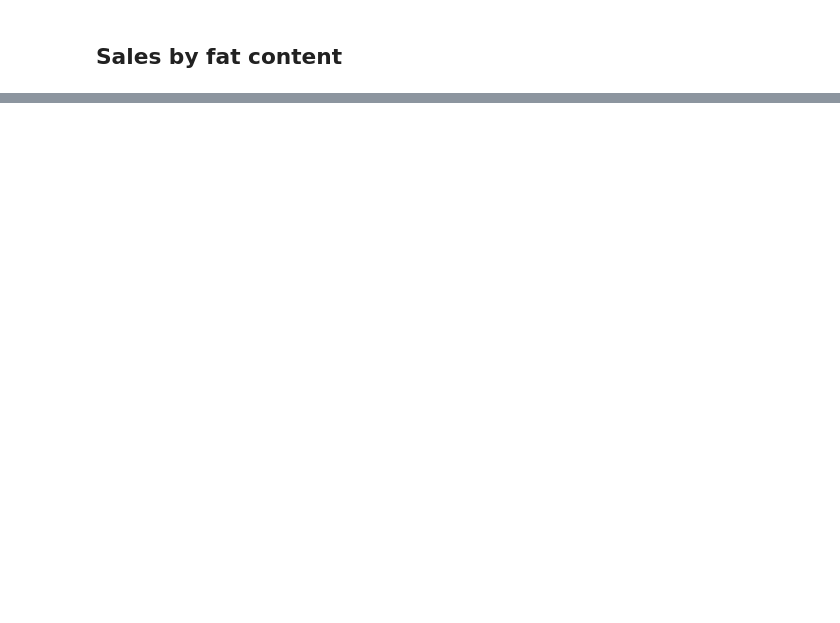
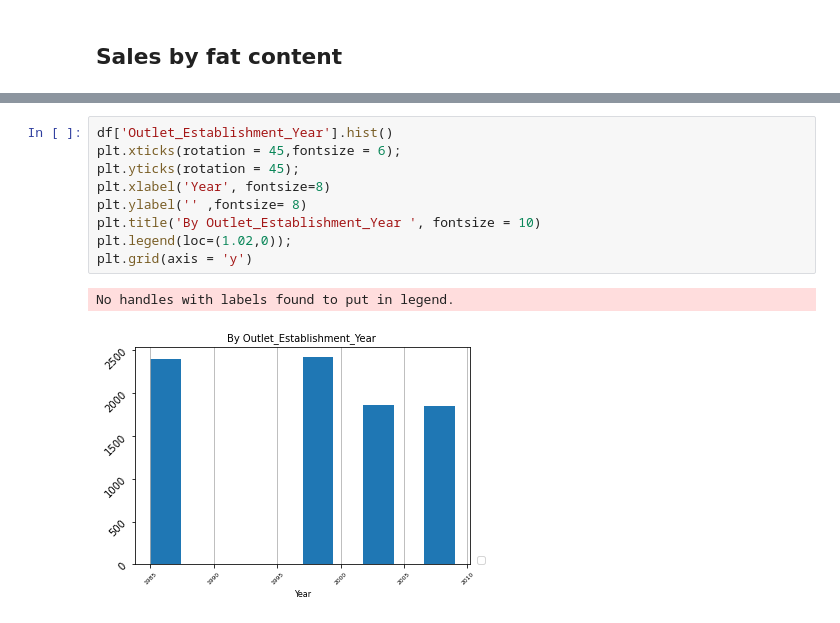
Before and after one commit to adamk6/sales-predictions, a Jupyter notebook: salesPrediction.ipynb, the cells around one changed output, grey strips where cells are left out. Cells and saved outputs as stored; diff of their text form; blank space fills up the shorter version.

```diff
--- a/salesPrediction.ipynb
+++ b/salesPrediction.ipynb
@@ -347,0 +365,12 @@ No handles with labels found to put in legend.
+# %%
+df['Outlet_Establishment_Year'].hist()
+plt.xticks(rotation = 45,fontsize = 6);
+plt.yticks(rotation = 45);
+plt.xlabel('Year', fontsize=8)
+plt.ylabel('' ,fontsize= 8)
+plt.title('By Outlet_Establishment_Year ', fontsize = 10)
+plt.legend(loc=(1.02,0));
+plt.grid(axis = 'y')
+# %% [output]
+No handles with labels found to put in legend.
+[figure, added]
```
Also changed, not shown: parts of 12 cells of this notebook.
